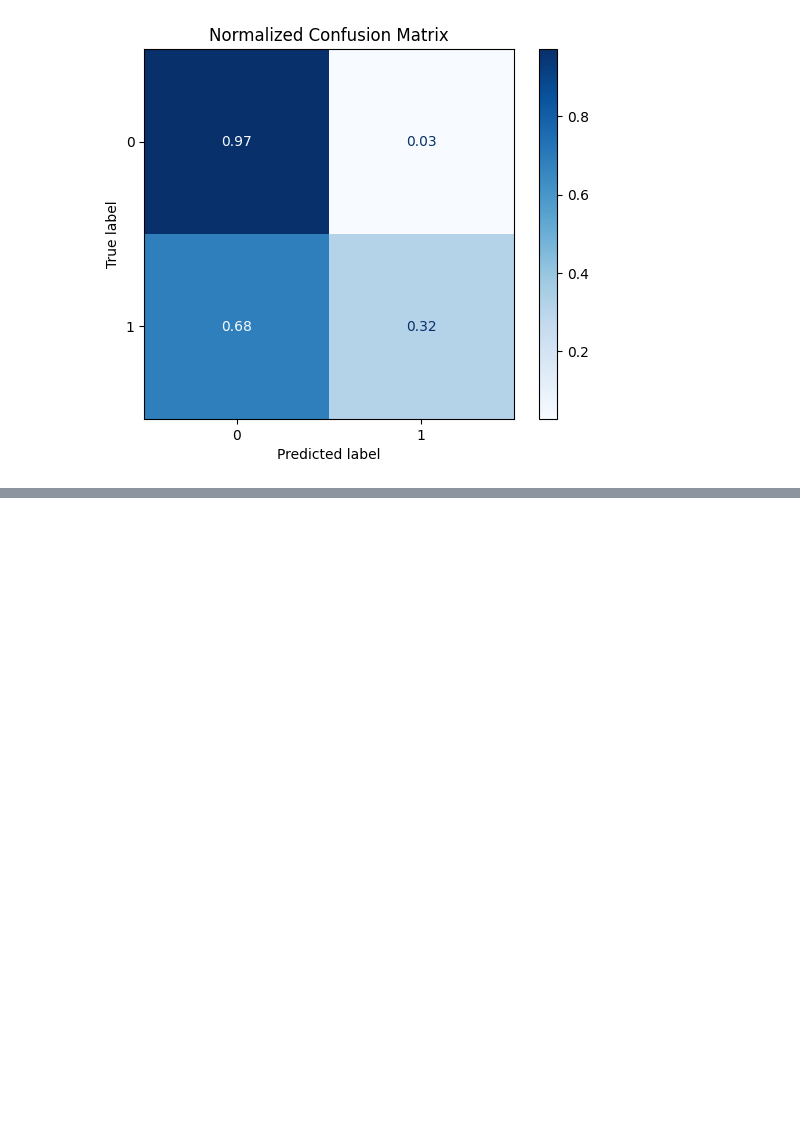
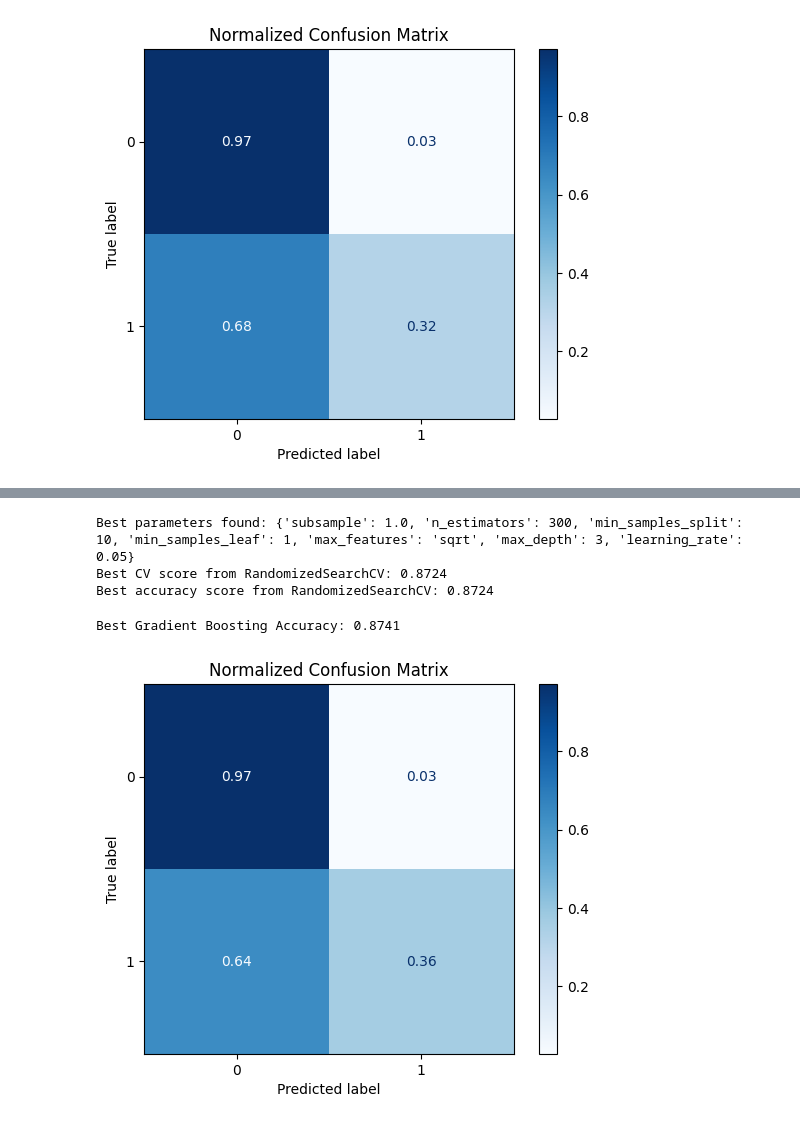
Before and after one commit to HDY2005/MachineLearning-Projects, a Jupyter notebook: Classification Projects/Employee Attrition Analysis/Attrition.ipynb, the cells around one changed output, grey strips where cells are left out. Saved outputs shown, nothing was run; the diff lists cells and outputs as text; code cells hidden in the pictures; blank space fills up the shorter version.

Commit message:
Hyperparameter Training

```diff
--- a/Classification Projects/Employee Attrition Analysis/Attrition.ipynb
+++ b/Classification Projects/Employee Attrition Analysis/Attrition.ipynb
@@ -257,0 +267,14 @@ plt.show()
+# %%
+parameters = {
+    "n_estimators": [100, 200, 300, 500],
+    "learning_rate": [0.01, 0.03, 0.05, 0.1, 0.2],
+    "max_depth": [2, 3, 4, 5, 6],
+    "min_samples_split": [2, 5, 10, 20],
+    "min_samples_leaf": [1, 2, 4, 8],
+    "subsample": [0.6, 0.8, 1.0],
+    "max_features": ["sqrt", "log2", None]
+}
+# %%
+gb = GradientBoostingClassifier(random_state=123)
+random_search = RandomizedSearchCV(estimator=gb, param_distributions=parameters, n_iter=50, cv=5, scoring='accuracy', random_state=123, n_jobs=2)
+random_search.fit(X_train, Y_train)
@@ -257,0 +293,28 @@ plt.show()
+# %%
+print(f"Best parameters found: {random_search.best_params_}")
+print(f"Best CV score from RandomizedSearchCV: {random_search.best_score_:.4f}")
+print(f"Best accuracy score from RandomizedSearchCV: {random_search.best_score_:.4f}")
+# %% [output]
+Best parameters found: {'subsample': 1.0, 'n_estimators': 300, 'min_samples_split': 10, 'min_samples_leaf': 1, 'max_features': 'sqrt', 'max_depth': 3, 'learning_rate': 0.05}
+Best CV score from RandomizedSearchCV: 0.8724
+Best accuracy score from RandomizedSearchCV: 0.8724
+# %%
+best_gb = random_search.best_estimator_
+best_gb_predictions = best_gb.predict(X_test)
+accuracy = accuracy_score(Y_test, best_gb_predictions)
+print(f"Best Gradient Boosting Accuracy: {accuracy:.4f}")
+# %% [output]
+Best Gradient Boosting Accuracy: 0.8741
+# %%
+ConfusionMatrixDisplay.from_estimator(
+    best_gb,
+    X_test,
+    Y_test,
+    normalize='true',
+    cmap='Blues',
+    values_format='.2f'
+)
+plt.title("Normalized Confusion Matrix")
+plt.show()
+# %% [output]
+[figure, added]
```
Also changed, not shown: parts of 12 cells of this notebook.
